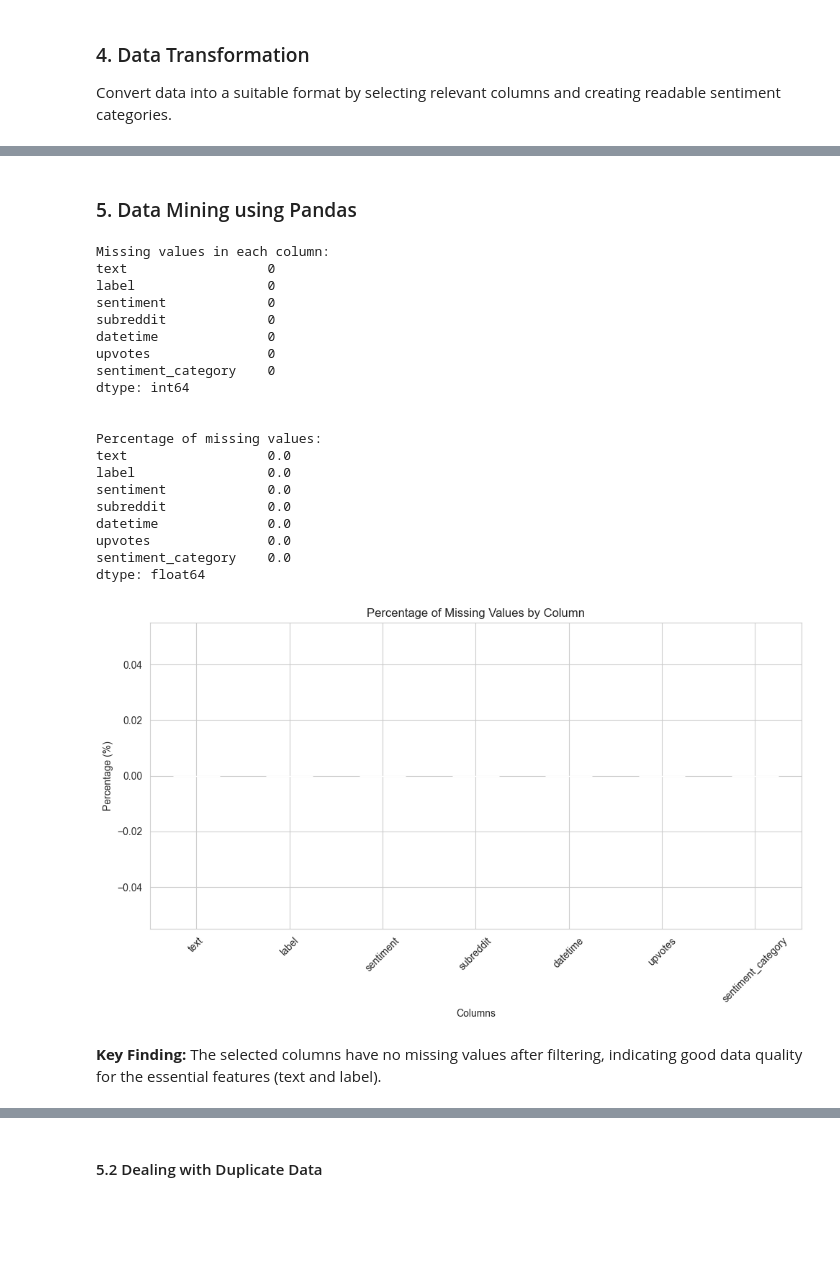
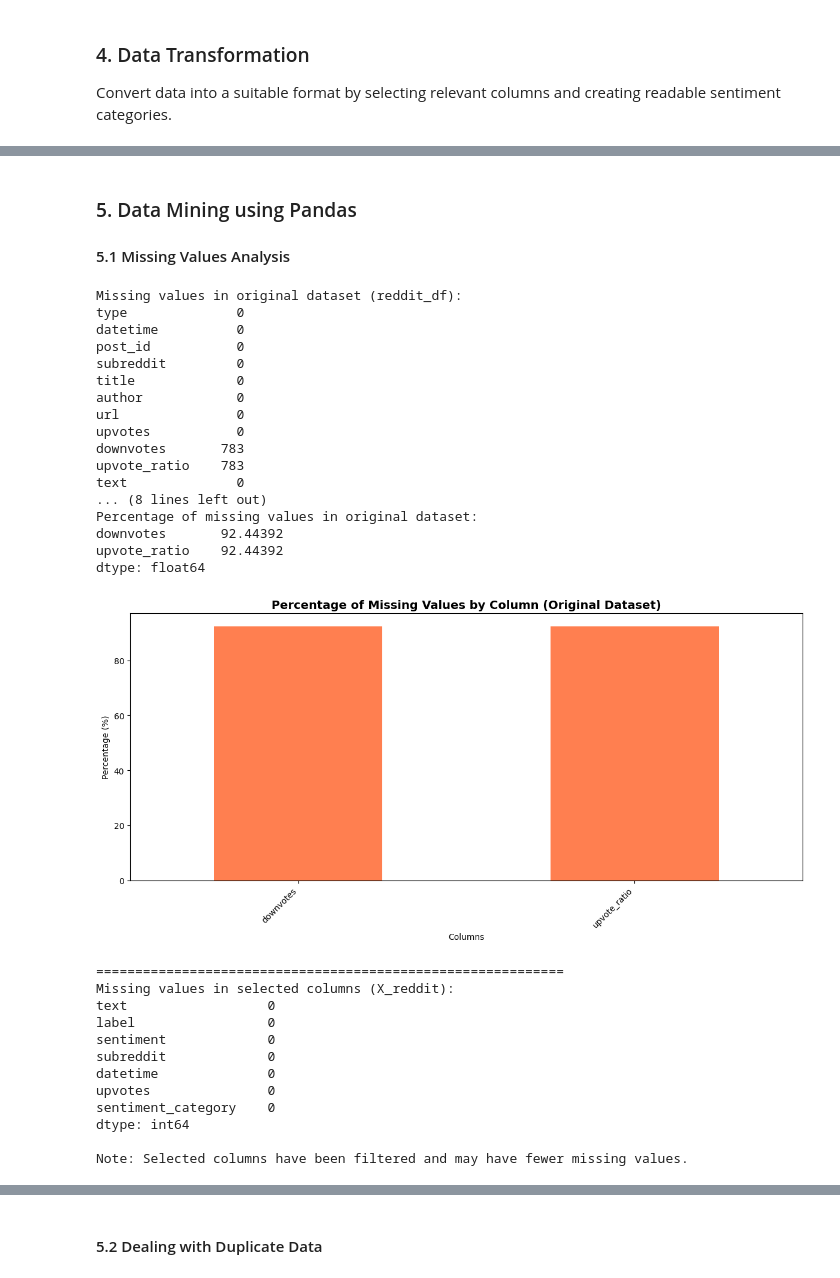
Before and after one commit to ArnoldChen0601/DM2025-Lab1-Exercise, a Jupyter notebook: DM2025-Lab1-Homework.ipynb, the cells around one changed output, grey strips where cells are left out. Cells and saved outputs as stored; diff of their text form; code cells hidden in the pictures; blank space fills up the shorter version.

Commit message:
Add more complete notes and optimize the answer.

```diff
--- a/DM2025-Lab1-Homework.ipynb
+++ b/DM2025-Lab1-Homework.ipynb
@@ -166,47 +195,62 @@ Simplified dataset shape: (847, 7)
 | 9 | HLGN is $10. Hurry and catch it n... | 1.0 | 0.0 | stockstobuytoday | 2021-12-31 16:29:49 | 2 | positive |
 # %% [markdown]
 ### 5. Data Mining using Pandas
+
+#### 5.1 Missing Values Analysis
 # %%
-# Check for missing values
-print("Missing values in each column:")
-print(X_reddit.isnull().sum())
+# Check for missing values in the ORIGINAL dataset
+print("Missing values in original dataset (reddit_df):")
+print(reddit_df.isnull().sum())
 print("\n")
 
 # Calculate percentage of missing values
-missing_percentage = (X_reddit.isnull().sum() / len(X_reddit)) * 100
-print("Percentage of missing values:")
-print(missing_percentage)
+missing_percentage_original = (reddit_df.isnull().sum() / len(reddit_df)) * 100
+print("Percentage of missing values in original dataset:")
+print(missing_percentage_original[missing_percentage_original > 0])  # Show only columns with missing values
 
 # Visualize missing values
-plt.figure(figsize=(10, 6))
-missing_percentage.plot(kind='bar', color='coral')
-plt.title('Percentage of Missing Values by Column')
+plt.figure(figsize=(12, 6))
+missing_percentage_original[missing_percentage_original > 0].plot(kind='bar', color='coral')
+plt.title('Percentage of Missing Values by Column (Original Dataset)', fontsize=14, fontweight='bold')
 plt.ylabel('Percentage (%)')
 plt.xlabel('Columns')
-plt.xticks(rotation=45)
+plt.xticks(rotation=45, ha='right')
 plt.tight_layout()
 plt.show()
+
+# Check the selected columns
+print("\n" + "="*60)
+print("Missing values in selected columns (X_reddit):")
+print(X_reddit.isnull().sum())
+print(f"\nNote: Selected columns have been filtered and may have fewer missing values.")
 # %% [output]
-Missing values in each column:
-text                  0
-label                 0
-sentiment             0
-subreddit             0
-datetime              0
-upvotes               0
-sentiment_category    0
-dtype: int64
-
-
-Percentage of missing values:
-text                  0.0
-label                 0.0
-sentiment             0.0
-subreddit             0.0
-datetime              0.0
-upvotes               0.0
-sentiment_category    0.0
+Missing values in original dataset (reddit_df):
+type              0
+datetime          0
+post_id           0
+subreddit         0
+title             0
+author            0
+url               0
+upvotes           0
+downvotes       783
+upvote_ratio    783
+text              0
+... (8 lines left out)
+Percentage of missing values in original dataset:
+downvotes       92.44392
+upvote_ratio    92.44392
 dtype: float64
-[figure, old version]
+[figure, new version]
+============================================================
+Missing values in selected columns (X_reddit):
+text                  0
+label                 0
+sentiment             0
+subreddit             0
+datetime              0
+upvotes               0
+sentiment_category    0
+dtype: int64
+
+Note: Selected columns have been filtered and may have fewer missing values.
-# %% [markdown]
-**Key Finding:** The selected columns have no missing values after filtering, indicating good data quality for the essential features (text and label).
```
Also changed, not shown: parts of 41 cells of this notebook.
